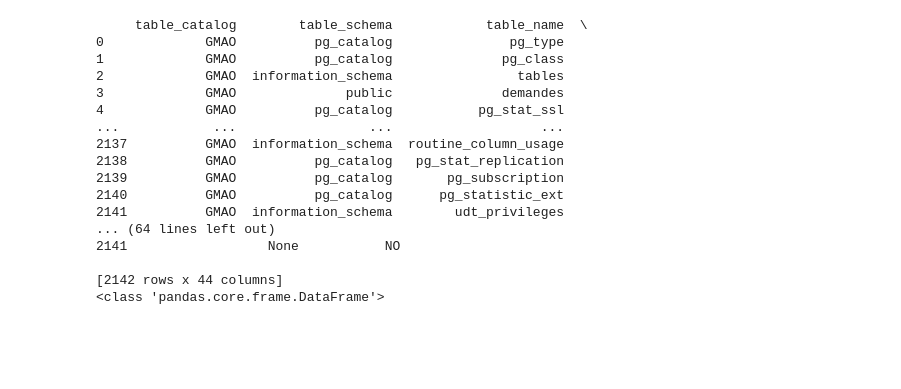
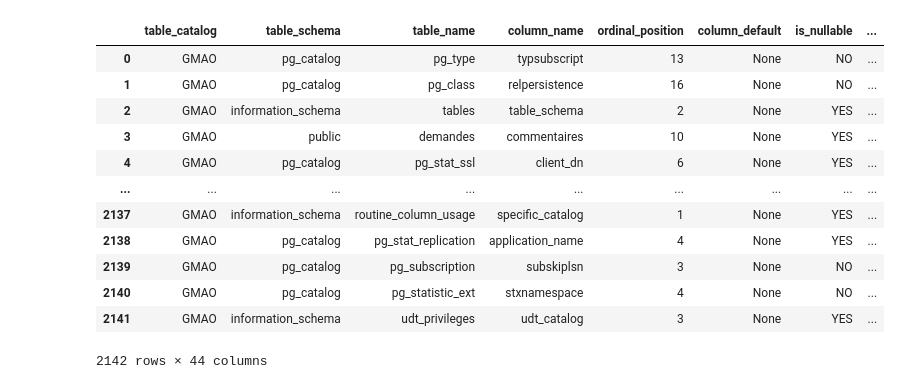
Before and after one commit to ElieLECAS/GMAO, a Jupyter notebook: vanna/train.ipynb, the cells around one changed output. Saved outputs shown, nothing was run; the diff lists cells and outputs as text; code cells hidden in the pictures; blank space fills up the shorter version.

```diff
--- a/vanna/train.ipynb
+++ b/vanna/train.ipynb
@@ -19,28 +17,23 @@ KeyboardInterrupt:
 # %%
 
 # # Récupérer les métadonnées du schéma
 df_information_schema = vn.run_sql("SELECT * FROM INFORMATION_SCHEMA.COLUMNS")
 
-print(df_information_schema)  # Afficher la réponse brute
-print(type(df_information_schema))  # Pour voir si c'est bien un objet contenant du JSON
+df_information_schema # Afficher la réponse brute
 # %% [output]
+|  | table_catalog | table_schema | table_name | column_name | ordinal_position | column_default | is_nullable | ... |
+| 0 | GMAO | pg_catalog | pg_type | typsubscript | 13 | None | NO | ... |
+| 1 | GMAO | pg_catalog | pg_class | relpersistence | 16 | None | NO | ... |
+| 2 | GMAO | information_schema | tables | table_schema | 2 | None | YES | ... |
+| 3 | GMAO | public | demandes | commentaires | 10 | None | YES | ... |
+| 4 | GMAO | pg_catalog | pg_stat_ssl | client_dn | 6 | None | YES | ... |
+| ... | ... | ... | ... | ... | ... | ... | ... | ... |
+| 2137 | GMAO | information_schema | routine_column_usage | specific_catalog | 1 | None | YES | ... |
+| 2138 | GMAO | pg_catalog | pg_stat_replication | application_name | 4 | None | YES | ... |
+| 2139 | GMAO | pg_catalog | pg_subscription | subskiplsn | 3 | None | NO | ... |
+| 2140 | GMAO | pg_catalog | pg_statistic_ext | stxnamespace | 4 | None | NO | ... |
+| 2141 | GMAO | information_schema | udt_privileges | udt_catalog | 3 | None | YES | ... |
-     table_catalog        table_schema            table_name  \
-0             GMAO          pg_catalog               pg_type
-1             GMAO          pg_catalog              pg_class
-2             GMAO  information_schema                tables
-3             GMAO              public              demandes
-4             GMAO          pg_catalog           pg_stat_ssl
-...            ...                 ...                   ...
-2137          GMAO  information_schema  routine_column_usage
-2138          GMAO          pg_catalog   pg_stat_replication
-2139          GMAO          pg_catalog       pg_subscription
-2140          GMAO          pg_catalog      pg_statistic_ext
-2141          GMAO  information_schema        udt_privileges
-... (64 lines left out)
-2141                  None           NO
-
-[2142 rows x 44 columns]
-<class 'pandas.core.frame.DataFrame'>
+2142 rows × 44 columns
 # %%
 
 # # Générer le plan d'entraînement
```
Also changed, not shown: parts of 5 cells of this notebook, 2 other files.
